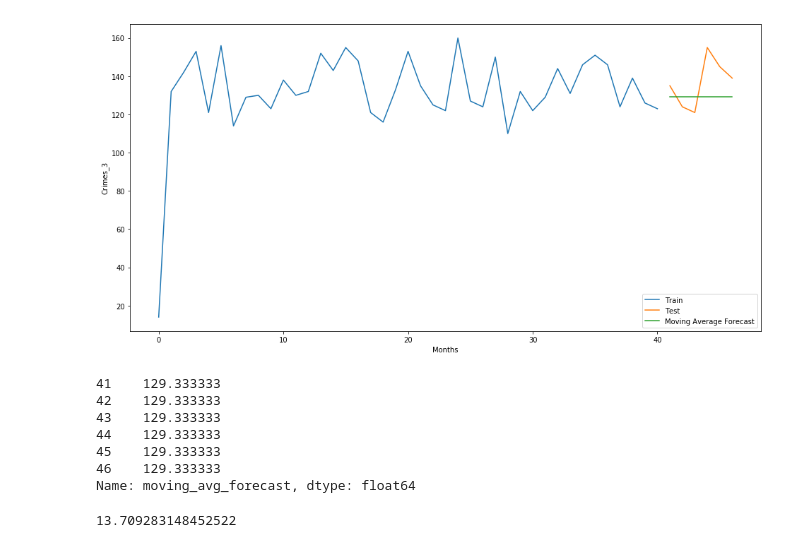
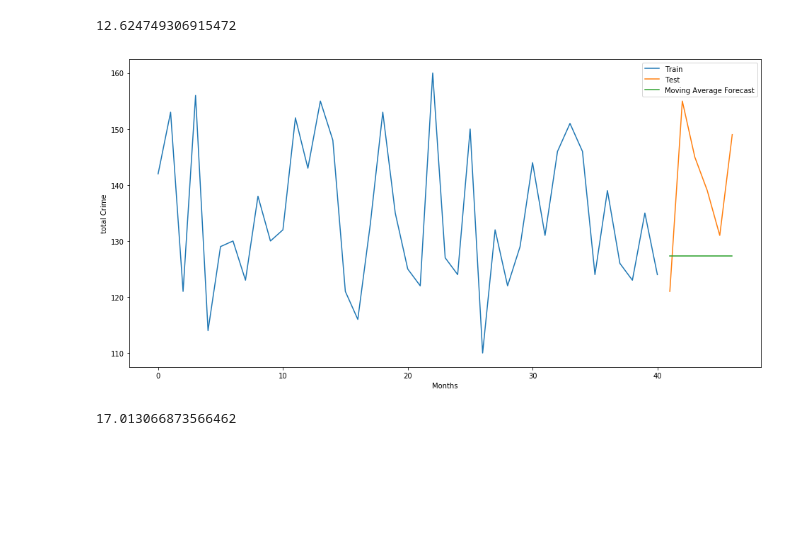
Before and after one commit to cynthiahuallanca/Miami_Crime_2019, a Jupyter notebook: 3_Load_to_ML_test2_caro.ipynb, the cells around one changed output. Cells and saved outputs as stored; diff of their text form; code cells hidden in the pictures; blank space fills up the shorter version.

```diff
--- a/3_Load_to_ML_test2_caro.ipynb
+++ b/3_Load_to_ML_test2_caro.ipynb
@@ -31,6 +31,11 @@ from sklearn.metrics import mean_squared_error
 # %%
 # Read the CLEAN data From 2015-05 to 2019-06 csv file into a pandas DataFrame
 
-df = pd.read_csv('Resources/data3_load_assault_group_to_ML.csv',parse_dates =["Booking_year_month"])
+# Data base with the 3 past months
+# df = pd.read_csv('Resources/data3_load_assault_group_to_ML.csv',parse_dates =["Booking_year_month"])
+# df.head()
+
+# Data base past month
+df = pd.read_csv('Resources/data3_test.csv',parse_dates =["Booking_year_month"])
 df.head()
 # %% [output]
@@ -44,3 +51,4 @@ df.head()
 # %%
 # Drop innecesary columns
 df.drop(['Unnamed: 0'], axis=1, inplace=True)
+df['total_crime']= df['total_crime'].astype(float)
@@ -92,5 +89,5 @@ test.tail()
 # %%
 # Drop innecesary columns
-test = test[["Booking_year_month", "total_crime_3"]]
+test = test[["Booking_year_month", "total_crime"]]
 test.head()
 # %% [output]
@@ -116,0 +155,6 @@ plt.legend(loc='best')
+# %%
+# calculate RMSE to check to accuracy of our model on test data set.
+rms = sqrt(mean_squared_error(test.total_crime, y_hat_avg.avg_forecast))
+print(rms)
+# %% [output]
+12.624749306915472
@@ -117,30 +163,18 @@ plt.legend(loc='best')
 # %%
-
-# este es el codigo de un ejercicio de moving average pero no se si la matriz de ellos esta organizada como la nuestra:
 y_hat_avg = test.copy()
-y_hat_avg['moving_avg_forecast'] = train['total_crime_3'].rolling(3).mean().iloc[-1]
+y_hat_avg['moving_avg_forecast'] = train['total_crime'].rolling(3).mean().iloc[-1]
 plt.figure(figsize=(16,8))
-plt.plot(train['total_crime_3'], label='Train')
-plt.plot(test['total_crime_3'], label='Test')
+plt.plot(train['total_crime'], label='Train')
+plt.plot(test['total_crime'], label='Test')
 plt.plot(y_hat_avg['moving_avg_forecast'], label='Moving Average Forecast')
 plt.xlabel("Months")
-plt.ylabel("Crimes_3")
+plt.ylabel("total Crime")
 plt.legend(loc='best')
 plt.show()
 # %% [output]
-[figure, old version]
+[figure, new version]
-# %%
-y_hat_avg['moving_avg_forecast']
-# %% [output]
-41    129.333333
-42    129.333333
-43    129.333333
-44    129.333333
-45    129.333333
-46    129.333333
-Name: moving_avg_forecast, dtype: float64
 # %%
-rms = sqrt(mean_squared_error(test.total_crime_3, y_hat_avg.moving_avg_forecast))
+rms = sqrt(mean_squared_error(test.total_crime, y_hat_avg.moving_avg_forecast))
 print(rms)
 # %% [output]
-13.709283148452522
+17.013066873566462
```
Also changed, not shown: parts of 28 cells of this notebook.
